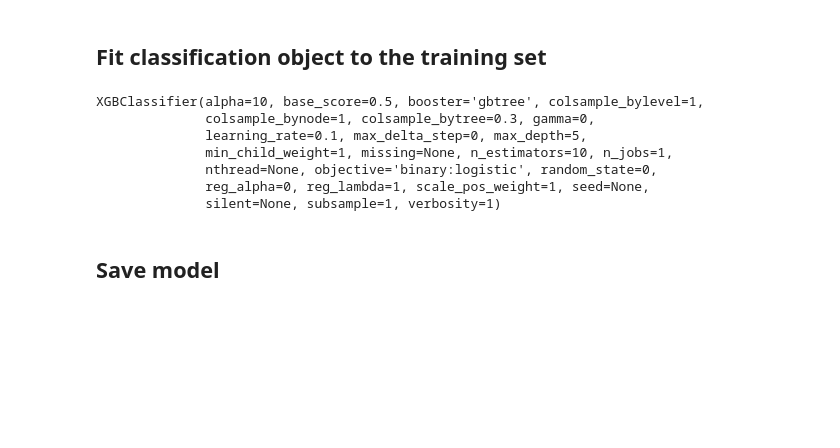
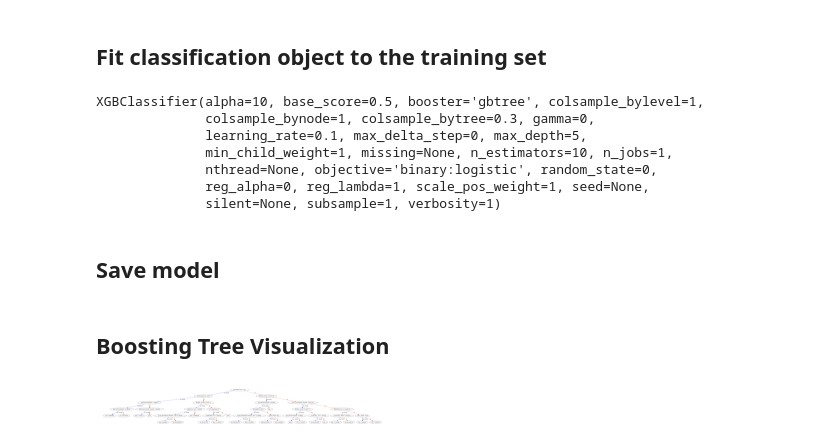
Before and after one commit to outtayerloop/home-credit, a Jupyter notebook: home-credit/notebooks/train/2_0_cbw_xgboost_train.ipynb, the cells around one changed output. Saved outputs shown, nothing was run; the diff lists cells and outputs as text; code cells hidden in the pictures; blank space fills up the shorter version.

Commit message:
Added model visualization (boosting tree + feature)

```diff
--- a/home-credit/notebooks/train/2_0_cbw_xgboost_train.ipynb
+++ b/home-credit/notebooks/train/2_0_cbw_xgboost_train.ipynb
@@ -51,0 +78,8 @@ xg_class.save_model('model.json')
+# %% [markdown]
+## Boosting Tree Visualization
+# %%
+xgb.plot_tree(xg_class,num_trees=0)
+#plt.rcParams['figure.figsize'] = [500, 400]
+plt.show()
+# %% [output]
+[figure, added]
```
Also changed, not shown: parts of 8 cells of this notebook.
